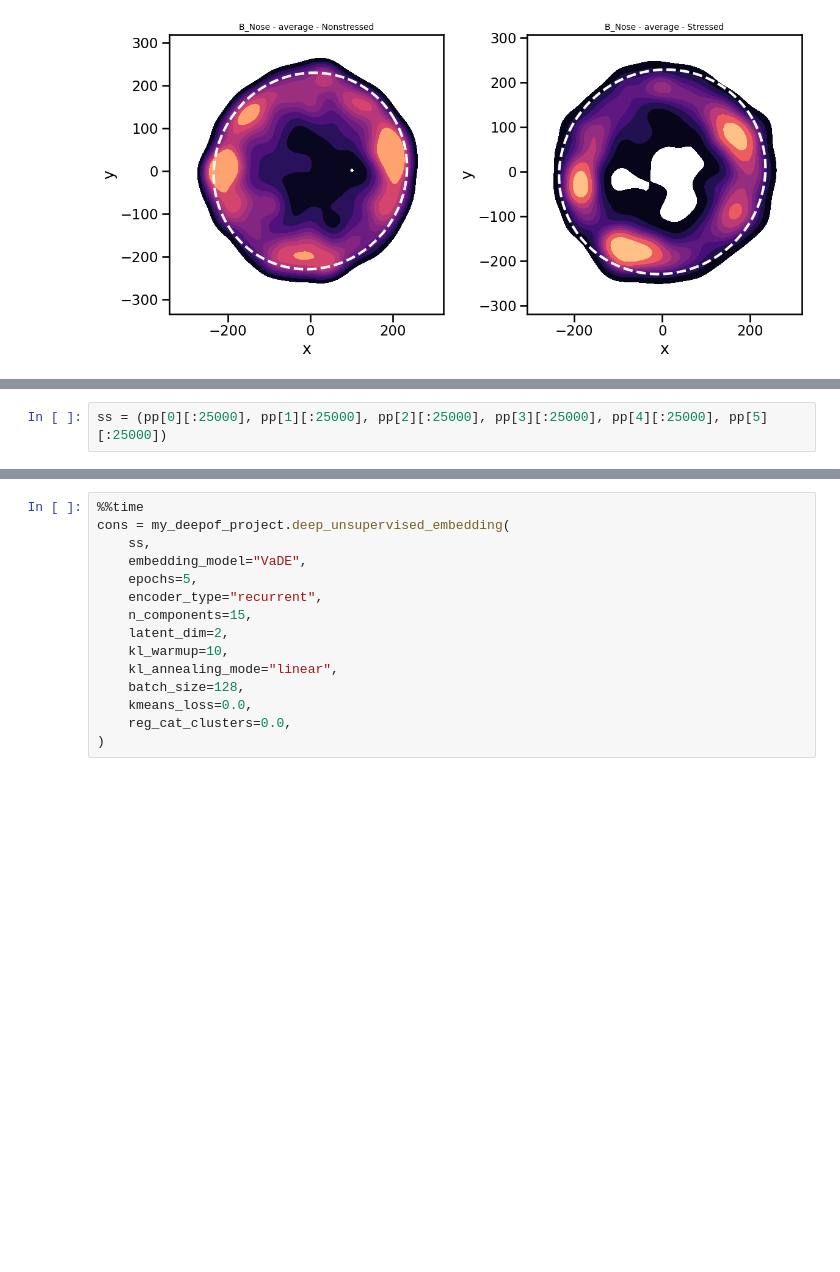
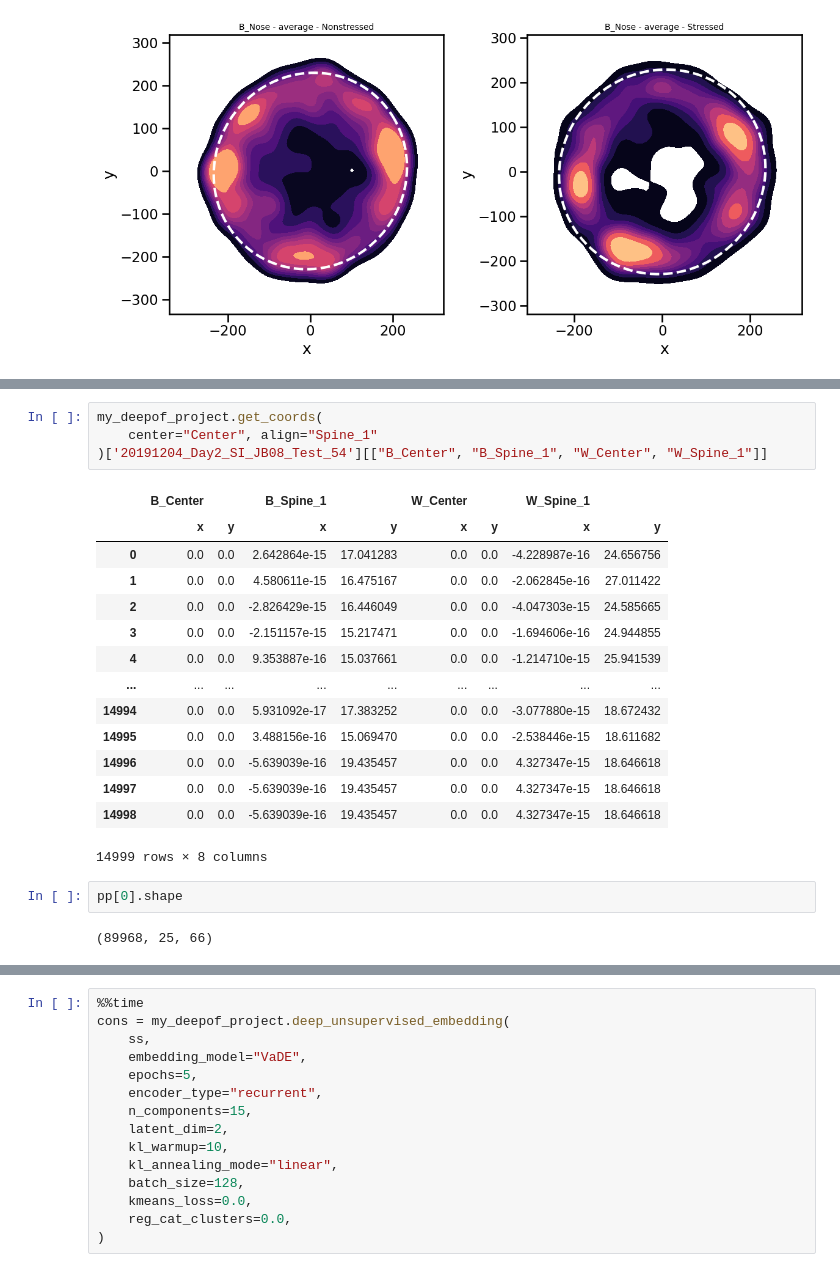
Before and after one commit to mlfpm/deepof, a Jupyter notebook: docs/source/tutorial_notebooks/deepof_preprocessing_tutorial.ipynb, the cells around one changed output, grey strips where cells are left out. Drawn from its saved outputs; the diff is of its cells as text; blank space fills up the shorter version.

```diff
--- a/docs/source/tutorial_notebooks/deepof_preprocessing_tutorial.ipynb
+++ b/docs/source/tutorial_notebooks/deepof_preprocessing_tutorial.ipynb
@@ -121,2 +114,23 @@ def plot_mouse(i=IntSlider(min=0, max=100)):
-# %%
-ss = (pp[0][:25000], pp[1][:25000], pp[2][:25000], pp[3][:25000], pp[4][:25000], pp[5][:25000])
+# %%
+my_deepof_project.get_coords(
+    center="Center", align="Spine_1"
+)['20191204_Day2_SI_JB08_Test_54'][["B_Center", "B_Spine_1", "W_Center", "W_Spine_1"]]
+# %% [output]
+|  | B_Center |  | B_Spine_1 |  | W_Center |  | W_Spine_1 |  |
+|  | x | y | x | y | x | y | x | y |
+| 0 | 0.0 | 0.0 | 2.642864e-15 | 17.041283 | 0.0 | 0.0 | -4.228987e-16 | 24.656756 |
+| 1 | 0.0 | 0.0 | 4.580611e-15 | 16.475167 | 0.0 | 0.0 | -2.062845e-16 | 27.011422 |
+| 2 | 0.0 | 0.0 | -2.826429e-15 | 16.446049 | 0.0 | 0.0 | -4.047303e-15 | 24.585665 |
+| 3 | 0.0 | 0.0 | -2.151157e-15 | 15.217471 | 0.0 | 0.0 | -1.694606e-16 | 24.944855 |
+| 4 | 0.0 | 0.0 | 9.353887e-16 | 15.037661 | 0.0 | 0.0 | -1.214710e-15 | 25.941539 |
+| ... | ... | ... | ... | ... | ... | ... | ... | ... |
+| 14994 | 0.0 | 0.0 | 5.931092e-17 | 17.383252 | 0.0 | 0.0 | -3.077880e-15 | 18.672432 |
+| 14995 | 0.0 | 0.0 | 3.488156e-16 | 15.069470 | 0.0 | 0.0 | -2.538446e-15 | 18.611682 |
+| 14996 | 0.0 | 0.0 | -5.639039e-16 | 19.435457 | 0.0 | 0.0 | 4.327347e-15 | 18.646618 |
+| 14997 | 0.0 | 0.0 | -5.639039e-16 | 19.435457 | 0.0 | 0.0 | 4.327347e-15 | 18.646618 |
+| 14998 | 0.0 | 0.0 | -5.639039e-16 | 19.435457 | 0.0 | 0.0 | 4.327347e-15 | 18.646618 |
+14999 rows × 8 columns
+# %%
+pp[0].shape
+# %% [output]
+(89968, 25, 66)
```
Also changed, not shown: parts of 13 cells of this notebook, 4 other files.
